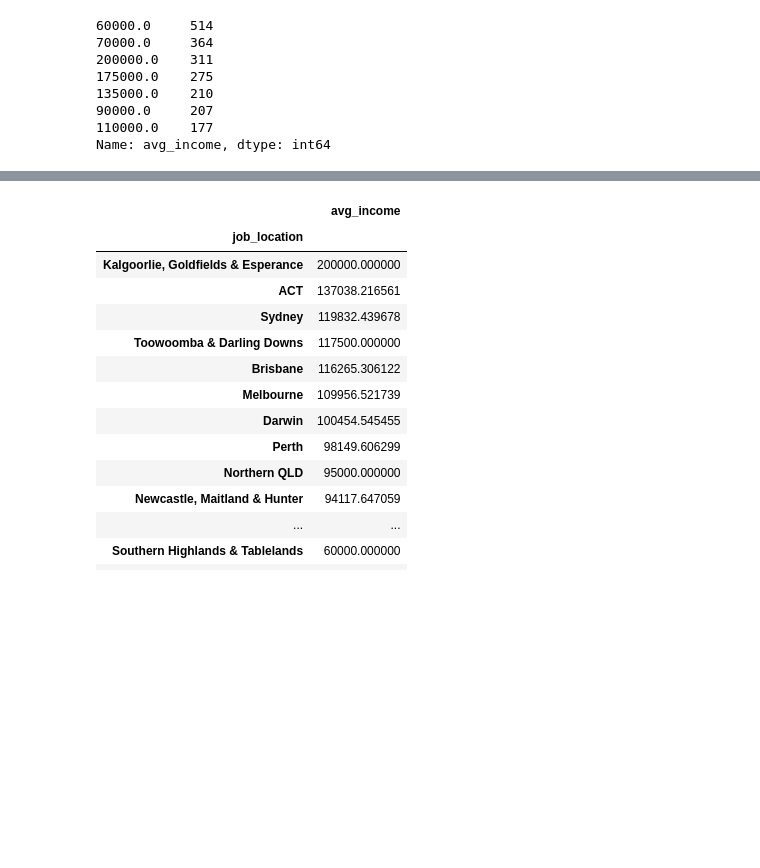
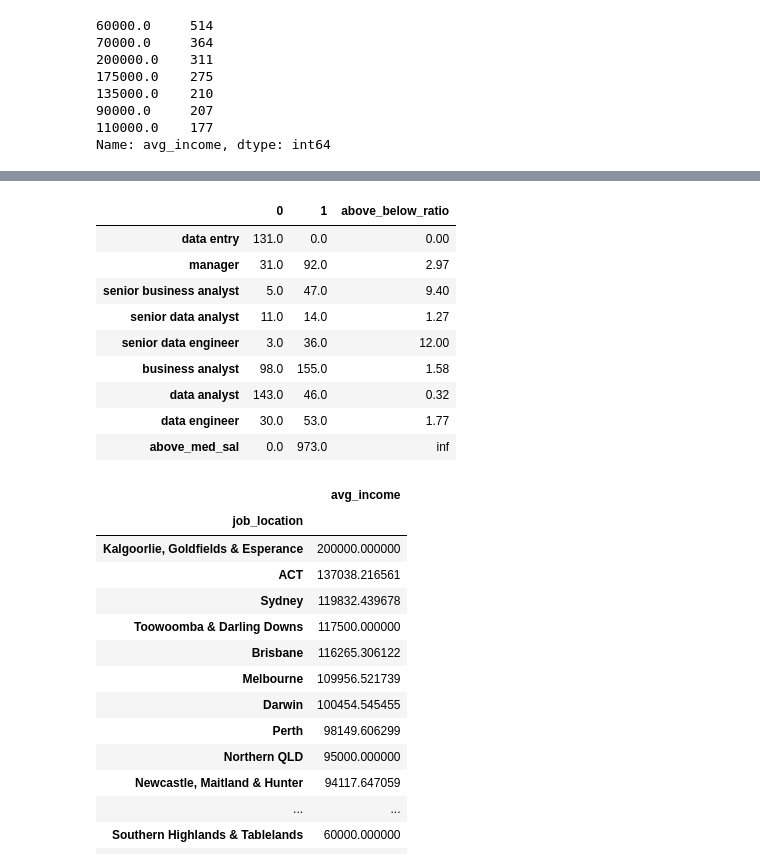
Before and after one commit to nanxu82/pythonproject, a Jupyter notebook: git_proj.ipynb, the cells around one changed output, grey strips where cells are left out. Cells and saved outputs as stored; diff of their text form; code cells hidden in the pictures; blank space fills up the shorter version.

```diff
--- a/git_proj.ipynb
+++ b/git_proj.ipynb
@@ -270,3 +283,23 @@ dtype: float64
+# %%
+#creating separate lists of the top appearing words so that these can be combined and compared to create ratios of appearances in above-median vs. below-median salaries
+word_count_below = word_observe[word_observe["above_med_sal"]==0].sum(axis=0)
+word_count_above = word_observe[word_observe["above_med_sal"]==1].sum(axis=0)
+#creating as dataframe, using method ".T" to transpose columns with index.
+word_count_compare = pd.DataFrame([word_count_below, word_count_above]).T
+#creating a "ratio" column to determine frequency of words associated with above median jobs vs. below median jobs
+word_count_compare["above_below_ratio"] = round(word_count_compare[1]/word_count_compare[0],2)
+word_count_compare
+# %% [output]
+|  | 0 | 1 | above_below_ratio |
+| data entry | 131.0 | 0.0 | 0.00 |
+| manager | 31.0 | 92.0 | 2.97 |
+| senior business analyst | 5.0 | 47.0 | 9.40 |
+| senior data analyst | 11.0 | 14.0 | 1.27 |
+| senior data engineer | 3.0 | 36.0 | 12.00 |
+| business analyst | 98.0 | 155.0 | 1.58 |
+| data analyst | 143.0 | 46.0 | 0.32 |
+| data engineer | 30.0 | 53.0 | 1.77 |
+| above_med_sal | 0.0 | 973.0 | inf |
 # %%
 group_location = pd.DataFrame((AU_jobs.groupby(['job_location']))['avg_income'].mean())
 group_location.sort_values(by =['avg_income'], ascending =False)
```
Also changed, not shown: parts of 36 cells of this notebook, 1 other file.
